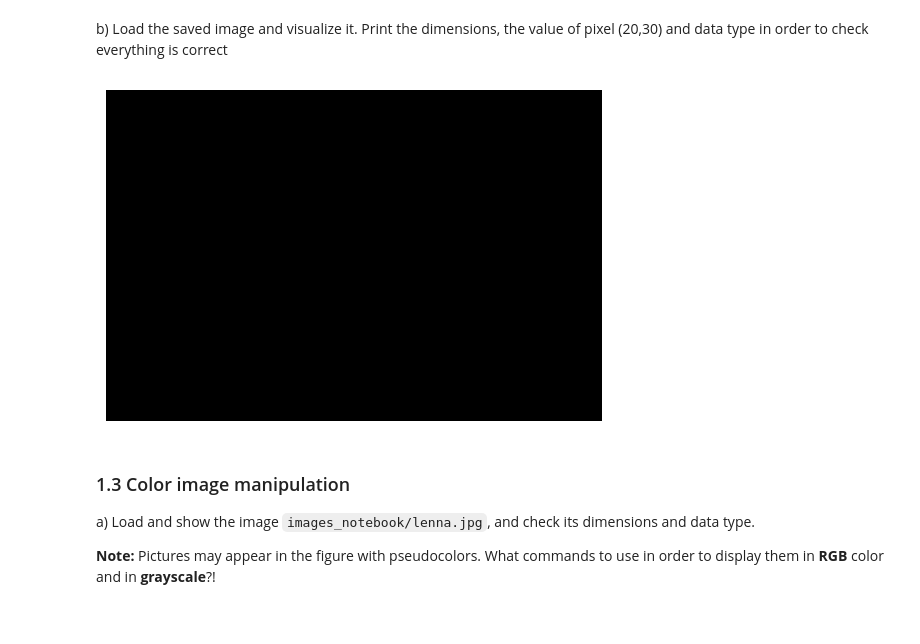
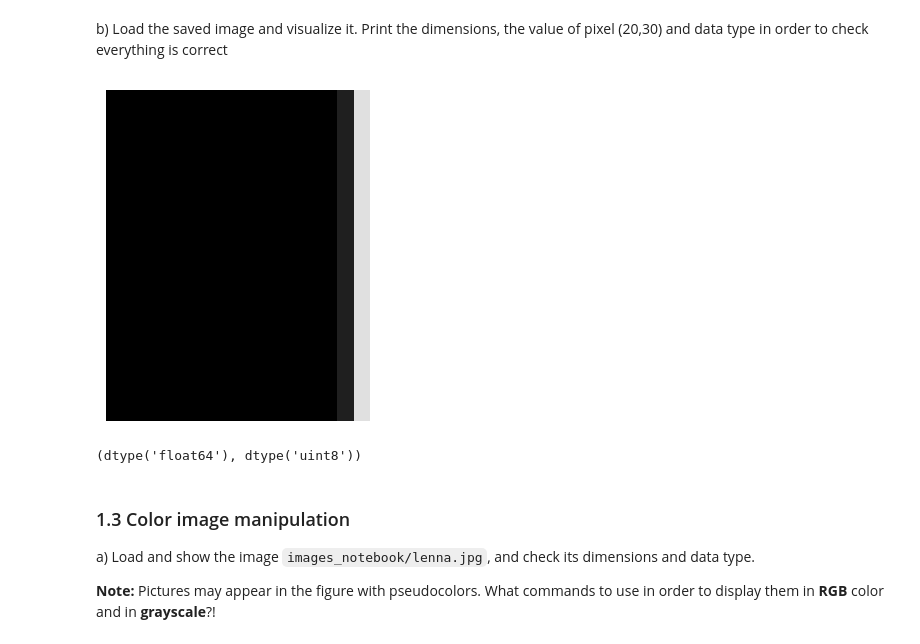
Before and after one commit to junjielyu13/Junior-Fall-Missions, a Jupyter notebook: VisioAI/Practica/Practica1/p1-20220914/p1_2022_23_Junjie.ipynb, the cells around one changed output. Drawn from its saved outputs; the diff is of its cells as text; code cells hidden in the pictures.

```diff
--- a/VisioAI/Practica/Practica1/p1-20220914/p1_2022_23_Junjie.ipynb
+++ b/VisioAI/Practica/Practica1/p1-20220914/p1_2022_23_Junjie.ipynb
@@ -130,15 +108,22 @@ b) Load the saved image and visualize it. Print the dimensions, the value of pix
 # %%
 #Your solution
 from skimage.transform import resize
+from skimage import img_as_ubyte
 
-image = io.imread('images_notebook/image-Grayscale-HalfBlackHalfWhite.jpg')
-image_resized = resize(image,(20,30))
+image_saved = io.imread('images_notebook/image-Grayscale-HalfBlackHalfWhite.jpeg')
 
-plt.imshow(image_resized, cmap='gray', vmin=0, vmax=255)
+
+image_resized = resize(image_saved, (20,30))
+image_resized_int = img_as_ubyte(image_resized)
+
+plt.imshow(image_resized_int, cmap='gray')
 plt.axis('off')
 plt.show()
+
+image_resized.dtype, image_resized_int.dtype
 # %% [output]
-[figure, old version]
+[figure, new version]
+(dtype('float64'), dtype('uint8'))
 # %% [markdown]
 ### 1.3 Color image manipulation
 
```
Also changed, not shown: parts of 19 cells of this notebook, 11 other files.
